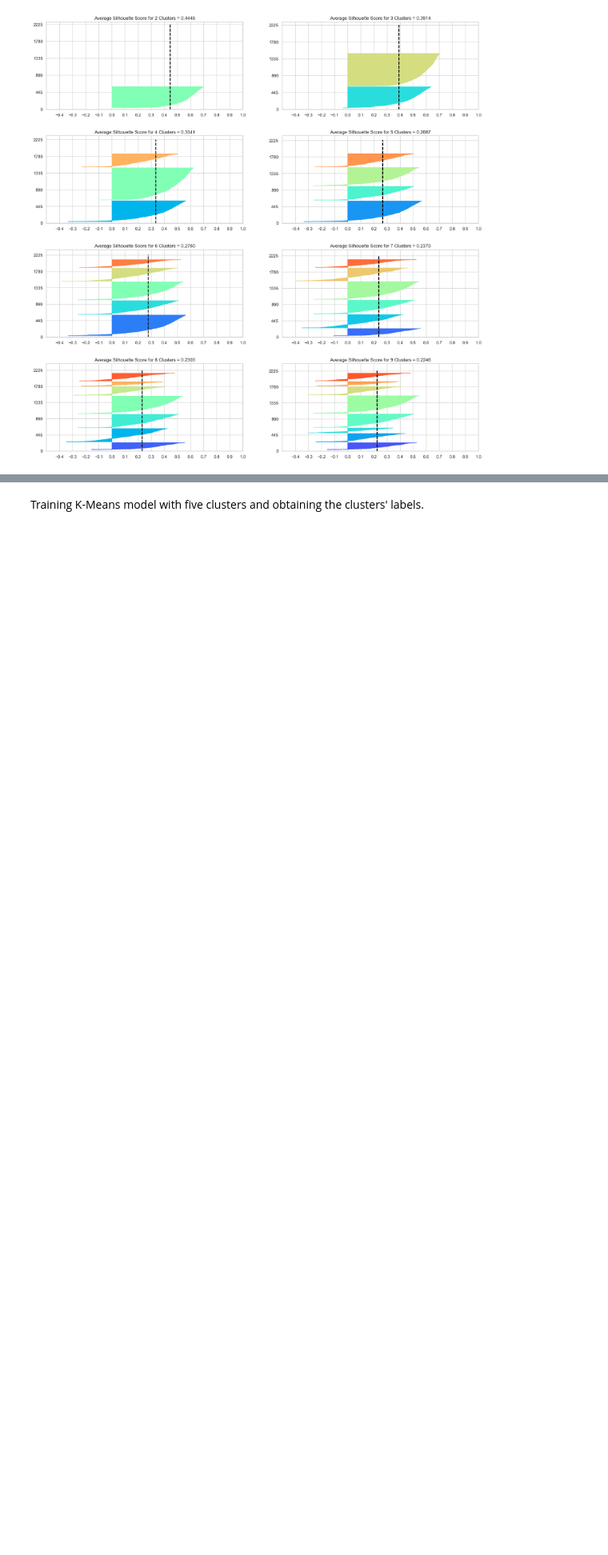
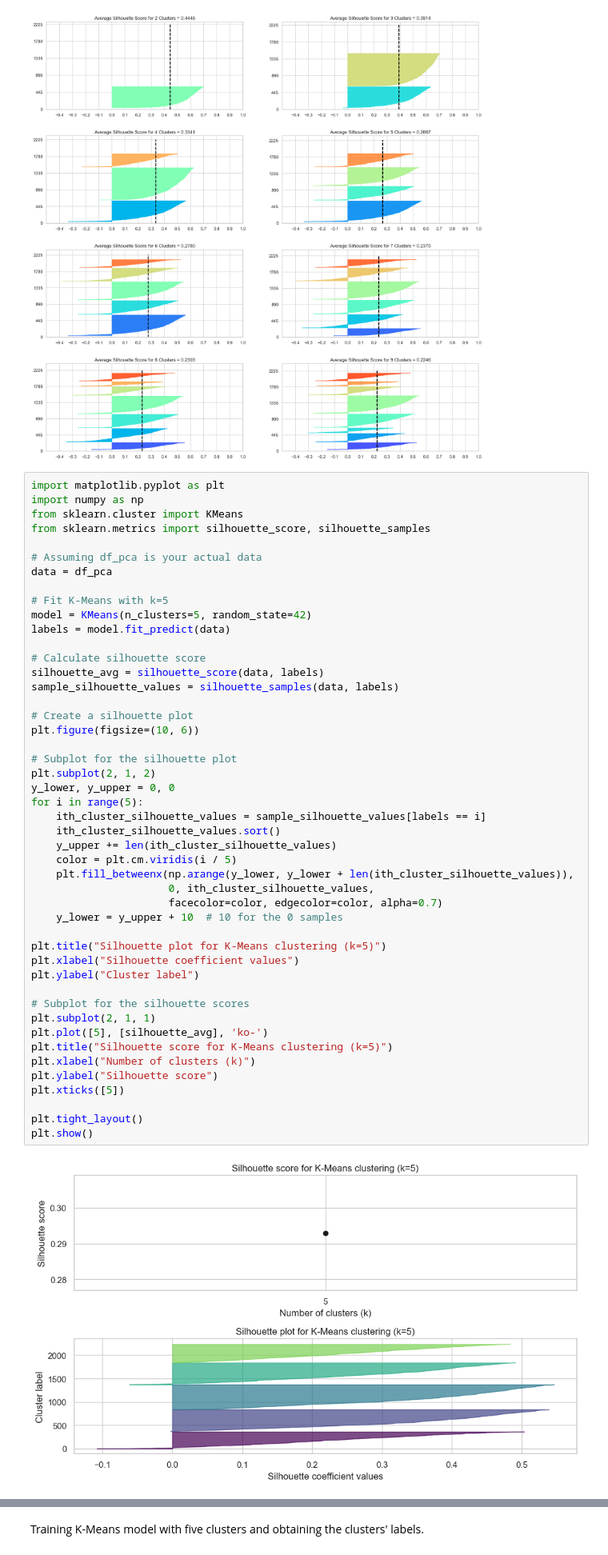
Before and after one commit to allmeidaapedro/Customer-Segmentation-Retail, a Jupyter notebook: notebooks/modelling.ipynb, the cells around one changed output, grey strips where cells are left out. Shown at 80% size. Cells and saved outputs as stored; diff of their text form; blank space fills up the shorter version.

```diff
--- a/notebooks/modelling.ipynb
+++ b/notebooks/modelling.ipynb
@@ -233,6 +234,55 @@ silhouette_analysis(data=df_pca, model=linkage(df_pca))
 # %% [output]
 [figure]
 [figure]
+# %%
+import matplotlib.pyplot as plt
+import numpy as np
+from sklearn.cluster import KMeans
+from sklearn.metrics import silhouette_score, silhouette_samples
+
+# Assuming df_pca is your actual data
+data = df_pca
+
+# Fit K-Means with k=5
+model = KMeans(n_clusters=5, random_state=42)
+labels = model.fit_predict(data)
+
+# Calculate silhouette score
+silhouette_avg = silhouette_score(data, labels)
+sample_silhouette_values = silhouette_samples(data, labels)
+
+# Create a silhouette plot
+plt.figure(figsize=(10, 6))
+
+# Subplot for the silhouette plot
+plt.subplot(2, 1, 2)
+y_lower, y_upper = 0, 0
+for i in range(5):
+    ith_cluster_silhouette_values = sample_silhouette_values[labels == i]
+    ith_cluster_silhouette_values.sort()
+    y_upper += len(ith_cluster_silhouette_values)
+    color = plt.cm.viridis(i / 5)
+    plt.fill_betweenx(np.arange(y_lower, y_lower + len(ith_cluster_silhouette_values)),
+                      0, ith_cluster_silhouette_values,
+                      facecolor=color, edgecolor=color, alpha=0.7)
+    y_lower = y_upper + 10  # 10 for the 0 samples
+
+plt.title("Silhouette plot for K-Means clustering (k=5)")
+plt.xlabel("Silhouette coefficient values")
+plt.ylabel("Cluster label")
+
+# Subplot for the silhouette scores
+plt.subplot(2, 1, 1)
+plt.plot([5], [silhouette_avg], 'ko-')
+plt.title("Silhouette score for K-Means clustering (k=5)")
+plt.xlabel("Number of clusters (k)")
+plt.ylabel("Silhouette score")
+plt.xticks([5])
+
+plt.tight_layout()
+plt.show()
+# %% [output]
+[figure, added]
 # %% [markdown]
 Clearly, K-Means was the best choice. Therefore, I will select it for the final model training and customer segmentation. Furthermore, the silhouette plot indicates that with k=5, most of the instances extend beyond the dashed line to the right, and the clusters have similar sizes. Thus, I will train K-Means with five clusters.
 # %% [markdown]
```
Also changed, not shown: parts of 3 cells of this notebook, 5 other files.
